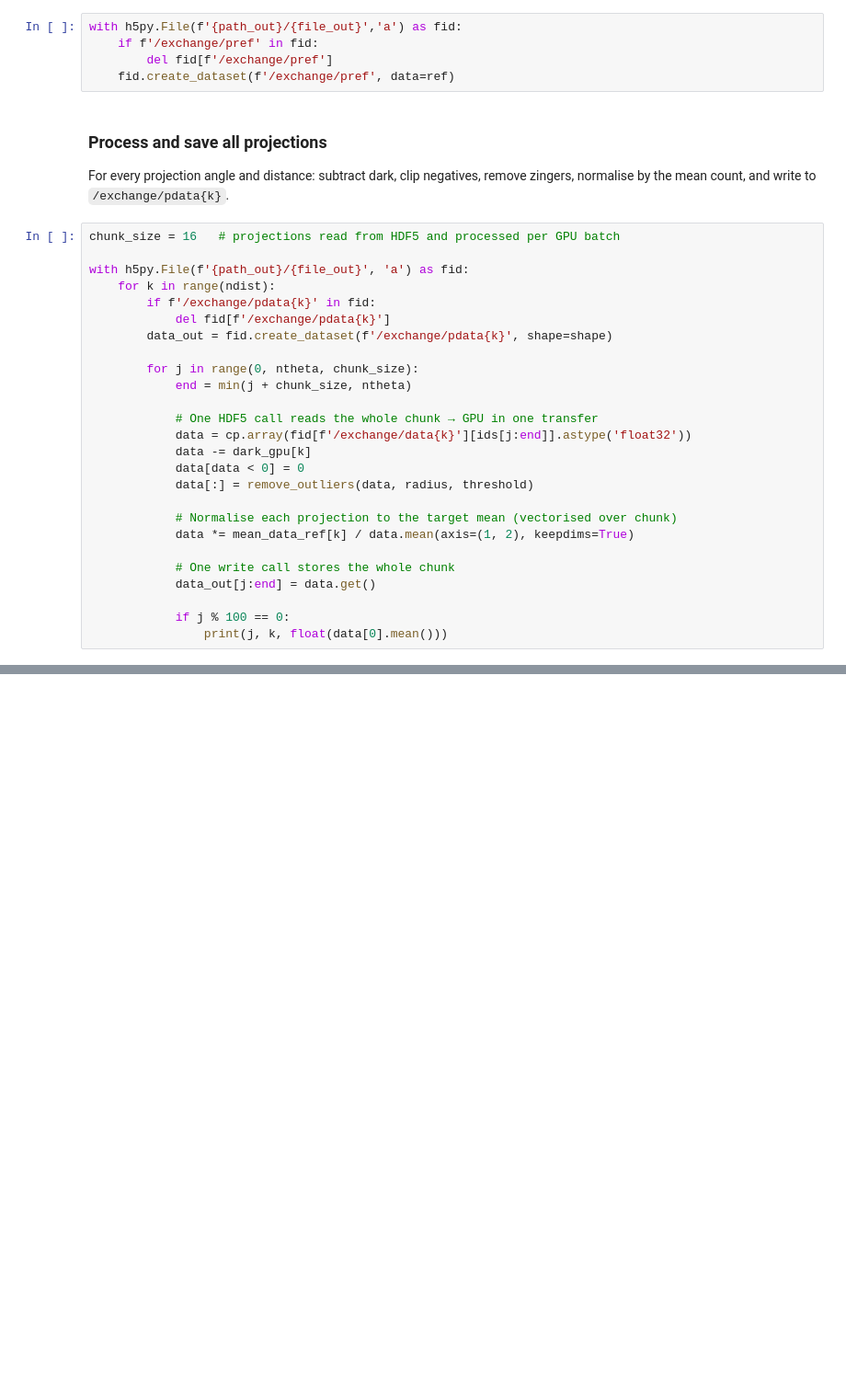
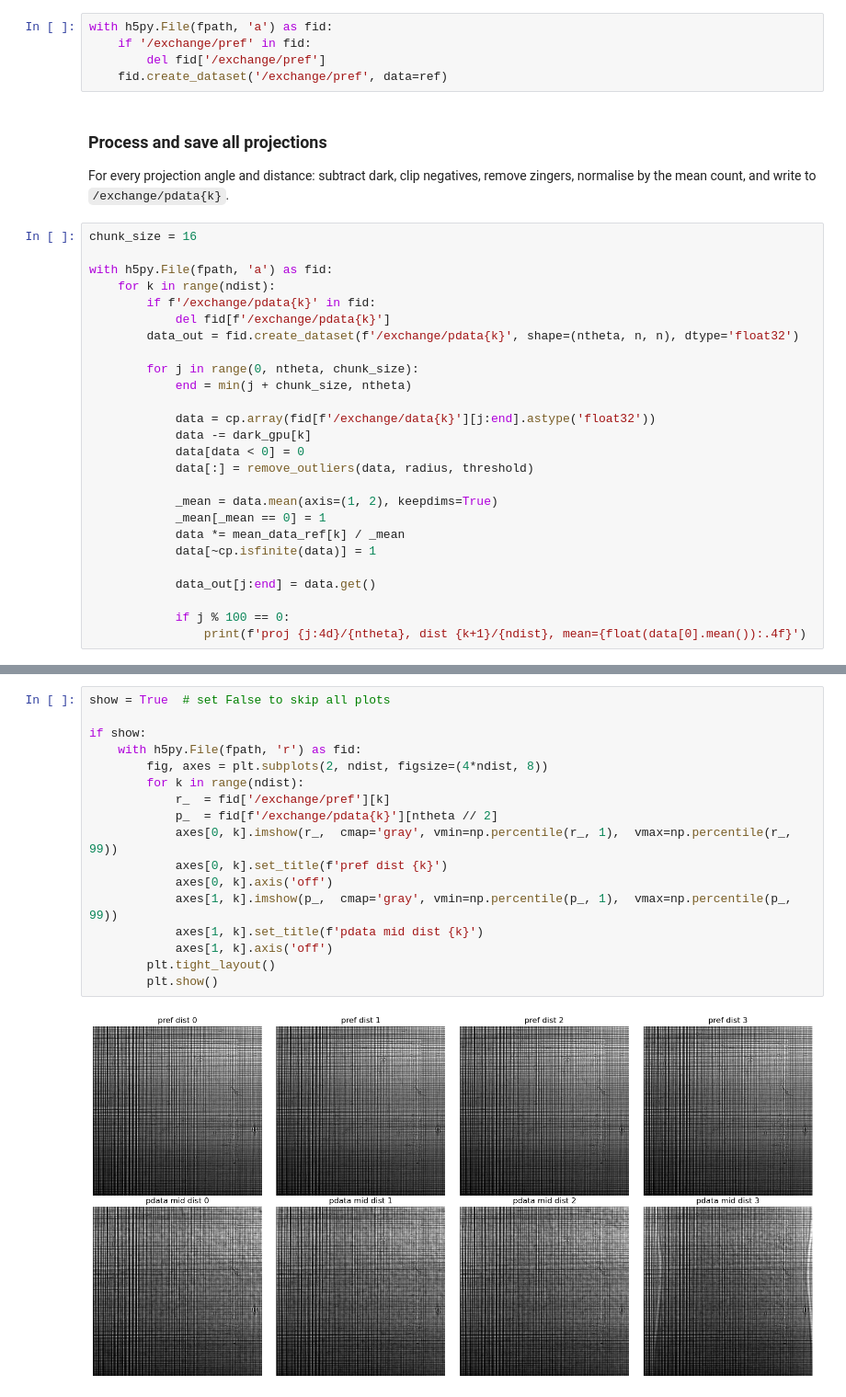
Before and after one commit to nikitinvv/holotomocupy, a Jupyter notebook: experimental/Y350a_dist1234/step2_preprocessing.ipynb, the cells around one changed output, grey strips where cells are left out. Shown at 92% size. Cells and saved outputs as stored; diff of their text form; blank space fills up the shorter version.

```diff
--- a/experimental/Y350a_dist1234/step2_preprocessing.ipynb
+++ b/experimental/Y350a_dist1234/step2_preprocessing.ipynb
@@ -141,36 +128,36 @@ print(np.mean(ref,axis=(1,2)))
 # %%
-with h5py.File(f'{path_out}/{file_out}','a') as fid:
-    if f'/exchange/pref' in fid:
-        del fid[f'/exchange/pref']
-    fid.create_dataset(f'/exchange/pref', data=ref)
+with h5py.File(fpath, 'a') as fid:
+    if '/exchange/pref' in fid:
+        del fid['/exchange/pref']
+    fid.create_dataset('/exchange/pref', data=ref)
 # %% [markdown]
 ### Process and save all projections
 
 For every projection angle and distance: subtract dark, clip negatives, remove zingers, normalise
 by the mean count, and write to `/exchange/pdata{k}`.
 # %%
-chunk_size = 16   # projections read from HDF5 and processed per GPU batch
+chunk_size = 16
 
-with h5py.File(f'{path_out}/{file_out}', 'a') as fid:
+with h5py.File(fpath, 'a') as fid:
     for k in range(ndist):
         if f'/exchange/pdata{k}' in fid:
             del fid[f'/exchange/pdata{k}']
-        data_out = fid.create_dataset(f'/exchange/pdata{k}', shape=shape)
+        data_out = fid.create_dataset(f'/exchange/pdata{k}', shape=(ntheta, n, n), dtype='float32')
 
         for j in range(0, ntheta, chunk_size):
             end = min(j + chunk_size, ntheta)
 
-            # One HDF5 call reads the whole chunk → GPU in one transfer
-            data = cp.array(fid[f'/exchange/data{k}'][ids[j:end]].astype('float32'))
+            data = cp.array(fid[f'/exchange/data{k}'][j:end].astype('float32'))
             data -= dark_gpu[k]
             data[data < 0] = 0
             data[:] = remove_outliers(data, radius, threshold)
 
-            # Normalise each projection to the target mean (vectorised over chunk)
-            data *= mean_data_ref[k] / data.mean(axis=(1, 2), keepdims=True)
+            _mean = data.mean(axis=(1, 2), keepdims=True)
+            _mean[_mean == 0] = 1
+            data *= mean_data_ref[k] / _mean
+            data[~cp.isfinite(data)] = 1
 
-            # One write call stores the whole chunk
             data_out[j:end] = data.get()
 
             if j % 100 == 0:
-                print(j, k, float(data[0].mean()))
+                print(f'proj {j:4d}/{ntheta}, dist {k+1}/{ndist}, mean={float(data[0].mean()):.4f}')
@@ -176,0 +182,19 @@ with h5py.File(f'{path_out}/{file_out}', 'a') as fid:
+# %%
+show = True  # set False to skip all plots
+
+if show:
+    with h5py.File(fpath, 'r') as fid:
+        fig, axes = plt.subplots(2, ndist, figsize=(4*ndist, 8))
+        for k in range(ndist):
+            r_  = fid['/exchange/pref'][k]
+            p_  = fid[f'/exchange/pdata{k}'][ntheta // 2]
+            axes[0, k].imshow(r_,  cmap='gray', vmin=np.percentile(r_, 1),  vmax=np.percentile(r_, 99))
+            axes[0, k].set_title(f'pref dist {k}')
+            axes[0, k].axis('off')
+            axes[1, k].imshow(p_,  cmap='gray', vmin=np.percentile(p_, 1),  vmax=np.percentile(p_, 99))
+            axes[1, k].set_title(f'pdata mid dist {k}')
+            axes[1, k].axis('off')
+        plt.tight_layout()
+        plt.show()
+# %% [output]
+[figure, added]
```
Also changed, not shown: parts of 7 cells of this notebook, 54 other files.
